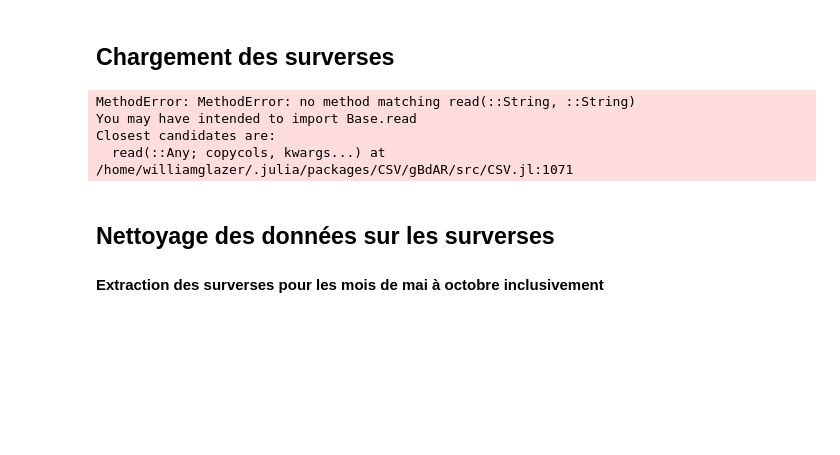
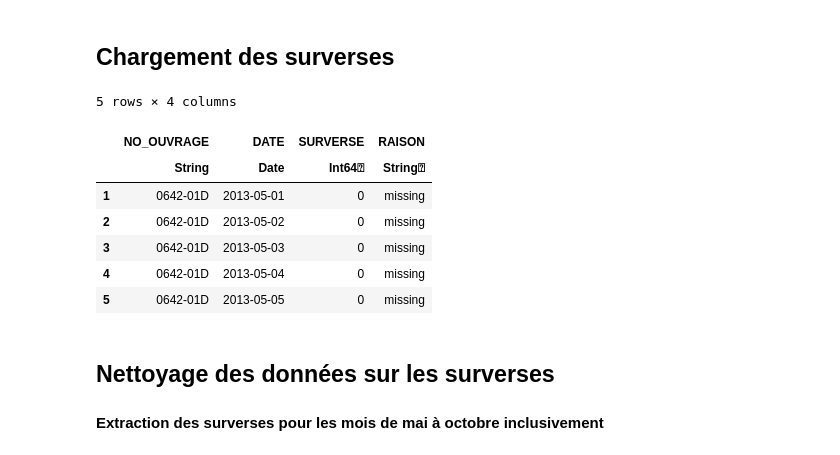
Before and after one commit to SamuelA-L/Prob-et-Stats-IA, a Jupyter notebook: DataSets.ipynb, the cells around one changed output. Saved outputs shown, nothing was run; the diff lists cells and outputs as text; code cells hidden in the pictures; blank space fills up the shorter version.

```diff
--- a/DataSets.ipynb
+++ b/DataSets.ipynb
@@ -24,13 +22,17 @@ ArgumentError: ArgumentError: Package GLM not found in current path:
 # %% [markdown]
 ## Chargement des surverses
 # %%
-data = CSV.read("./data/surverses.csv","-99999")
+data = CSV.read("./data/surverses.csv", missingstring="-99999")
 first(data,5)
 # %% [output]
-MethodError: MethodError: no method matching read(::String, ::String)
-You may have intended to import Base.read
-Closest candidates are:
-  read(::Any; copycols, kwargs...) at /home/williamglazer/.julia/packages/CSV/gBdAR/src/CSV.jl:1071
+5 rows × 4 columns
+|  | NO_OUVRAGE | DATE | SURVERSE | RAISON |
+|  | String | Date | Int64⍰ | String⍰ |
+| 1 | 0642-01D | 2013-05-01 | 0 | missing |
+| 2 | 0642-01D | 2013-05-02 | 0 | missing |
+| 3 | 0642-01D | 2013-05-03 | 0 | missing |
+| 4 | 0642-01D | 2013-05-04 | 0 | missing |
+| 5 | 0642-01D | 2013-05-05 | 0 | missing |
 # %% [markdown]
 ## Nettoyage des données sur les surverses
 
```
Also changed, not shown: parts of 9 cells of this notebook, 5 other files.
